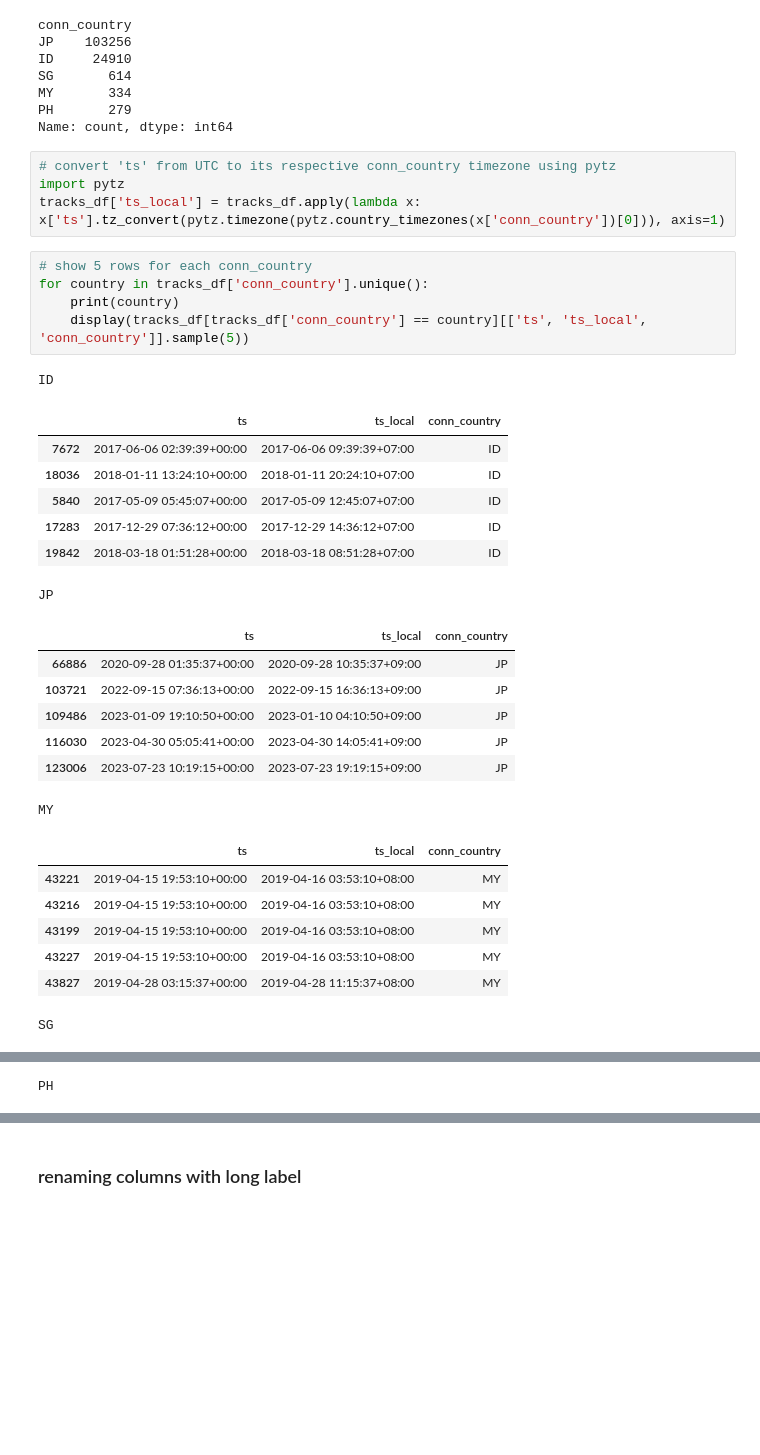
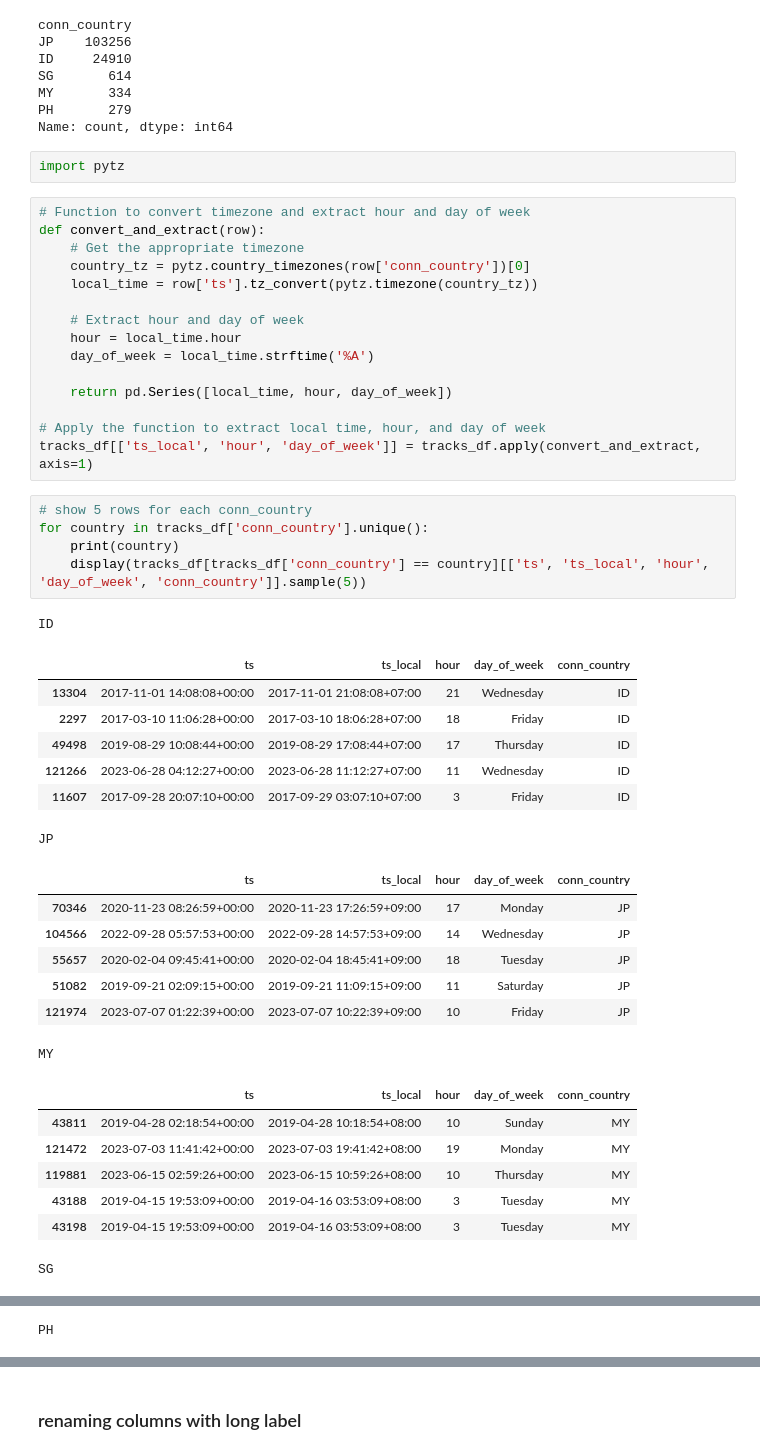
Before and after one commit to nazhifkojaz/Spotify-Analysis-Data-Collection-, a Jupyter notebook: data_preprocessing.ipynb, the cells around one changed output, grey strips where cells are left out. Saved outputs shown, nothing was run; the diff lists cells and outputs as text; blank space fills up the shorter version.

```diff
--- a/data_preprocessing.ipynb
+++ b/data_preprocessing.ipynb
@@ -378,35 +365,48 @@ SG       614
 MY       334
 PH       279
 Name: count, dtype: int64
-# %%
-# convert 'ts' from UTC to its respective conn_country timezone using pytz
-import pytz
-tracks_df['ts_local'] = tracks_df.apply(lambda x: x['ts'].tz_convert(pytz.timezone(pytz.country_timezones(x['conn_country'])[0])), axis=1)
+# %%
+import pytz
+# %%
+# Function to convert timezone and extract hour and day of week
+def convert_and_extract(row):
+    # Get the appropriate timezone
+    country_tz = pytz.country_timezones(row['conn_country'])[0]
+    local_time = row['ts'].tz_convert(pytz.timezone(country_tz))
+
+    # Extract hour and day of week
+    hour = local_time.hour
+    day_of_week = local_time.strftime('%A')
+
+    return pd.Series([local_time, hour, day_of_week])
+
+# Apply the function to extract local time, hour, and day of week
+tracks_df[['ts_local', 'hour', 'day_of_week']] = tracks_df.apply(convert_and_extract, axis=1)
 # %%
 # show 5 rows for each conn_country
 for country in tracks_df['conn_country'].unique():
     print(country)
-    display(tracks_df[tracks_df['conn_country'] == country][['ts', 'ts_local', 'conn_country']].sample(5))
+    display(tracks_df[tracks_df['conn_country'] == country][['ts', 'ts_local', 'hour', 'day_of_week', 'conn_country']].sample(5))
 # %% [output]
 ID
-|  | ts | ts_local | conn_country |
-| 7672 | 2017-06-06 02:39:39+00:00 | 2017-06-06 09:39:39+07:00 | ID |
-| 18036 | 2018-01-11 13:24:10+00:00 | 2018-01-11 20:24:10+07:00 | ID |
-| 5840 | 2017-05-09 05:45:07+00:00 | 2017-05-09 12:45:07+07:00 | ID |
-| 17283 | 2017-12-29 07:36:12+00:00 | 2017-12-29 14:36:12+07:00 | ID |
-| 19842 | 2018-03-18 01:51:28+00:00 | 2018-03-18 08:51:28+07:00 | ID |
+|  | ts | ts_local | hour | day_of_week | conn_country |
+| 13304 | 2017-11-01 14:08:08+00:00 | 2017-11-01 21:08:08+07:00 | 21 | Wednesday | ID |
+| 2297 | 2017-03-10 11:06:28+00:00 | 2017-03-10 18:06:28+07:00 | 18 | Friday | ID |
+| 49498 | 2019-08-29 10:08:44+00:00 | 2019-08-29 17:08:44+07:00 | 17 | Thursday | ID |
+| 121266 | 2023-06-28 04:12:27+00:00 | 2023-06-28 11:12:27+07:00 | 11 | Wednesday | ID |
+| 11607 | 2017-09-28 20:07:10+00:00 | 2017-09-29 03:07:10+07:00 | 3 | Friday | ID |
 JP
-|  | ts | ts_local | conn_country |
-| 66886 | 2020-09-28 01:35:37+00:00 | 2020-09-28 10:35:37+09:00 | JP |
-| 103721 | 2022-09-15 07:36:13+00:00 | 2022-09-15 16:36:13+09:00 | JP |
-| 109486 | 2023-01-09 19:10:50+00:00 | 2023-01-10 04:10:50+09:00 | JP |
-| 116030 | 2023-04-30 05:05:41+00:00 | 2023-04-30 14:05:41+09:00 | JP |
-| 123006 | 2023-07-23 10:19:15+00:00 | 2023-07-23 19:19:15+09:00 | JP |
+|  | ts | ts_local | hour | day_of_week | conn_country |
+| 70346 | 2020-11-23 08:26:59+00:00 | 2020-11-23 17:26:59+09:00 | 17 | Monday | JP |
+| 104566 | 2022-09-28 05:57:53+00:00 | 2022-09-28 14:57:53+09:00 | 14 | Wednesday | JP |
+| 55657 | 2020-02-04 09:45:41+00:00 | 2020-02-04 18:45:41+09:00 | 18 | Tuesday | JP |
+| 51082 | 2019-09-21 02:09:15+00:00 | 2019-09-21 11:09:15+09:00 | 11 | Saturday | JP |
+| 121974 | 2023-07-07 01:22:39+00:00 | 2023-07-07 10:22:39+09:00 | 10 | Friday | JP |
 MY
-|  | ts | ts_local | conn_country |
-| 43221 | 2019-04-15 19:53:10+00:00 | 2019-04-16 03:53:10+08:00 | MY |
-| 43216 | 2019-04-15 19:53:10+00:00 | 2019-04-16 03:53:10+08:00 | MY |
-| 43199 | 2019-04-15 19:53:10+00:00 | 2019-04-16 03:53:10+08:00 | MY |
-| 43227 | 2019-04-15 19:53:10+00:00 | 2019-04-16 03:53:10+08:00 | MY |
-| 43827 | 2019-04-28 03:15:37+00:00 | 2019-04-28 11:15:37+08:00 | MY |
+|  | ts | ts_local | hour | day_of_week | conn_country |
+| 43811 | 2019-04-28 02:18:54+00:00 | 2019-04-28 10:18:54+08:00 | 10 | Sunday | MY |
+| 121472 | 2023-07-03 11:41:42+00:00 | 2023-07-03 19:41:42+08:00 | 19 | Monday | MY |
+| 119881 | 2023-06-15 02:59:26+00:00 | 2023-06-15 10:59:26+08:00 | 10 | Thursday | MY |
+| 43188 | 2019-04-15 19:53:09+00:00 | 2019-04-16 03:53:09+08:00 | 3 | Tuesday | MY |
+| 43198 | 2019-04-15 19:53:09+00:00 | 2019-04-16 03:53:09+08:00 | 3 | Tuesday | MY |
 SG
```
Also changed, not shown: parts of 38 cells of this notebook, 1 other file.
